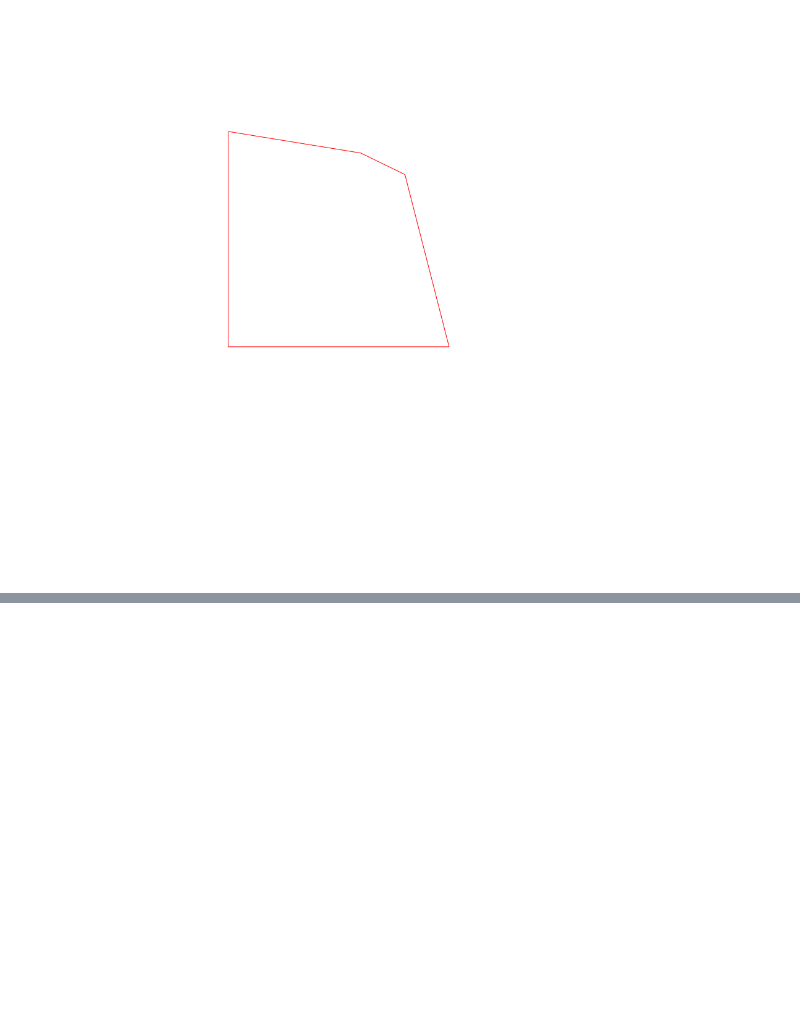
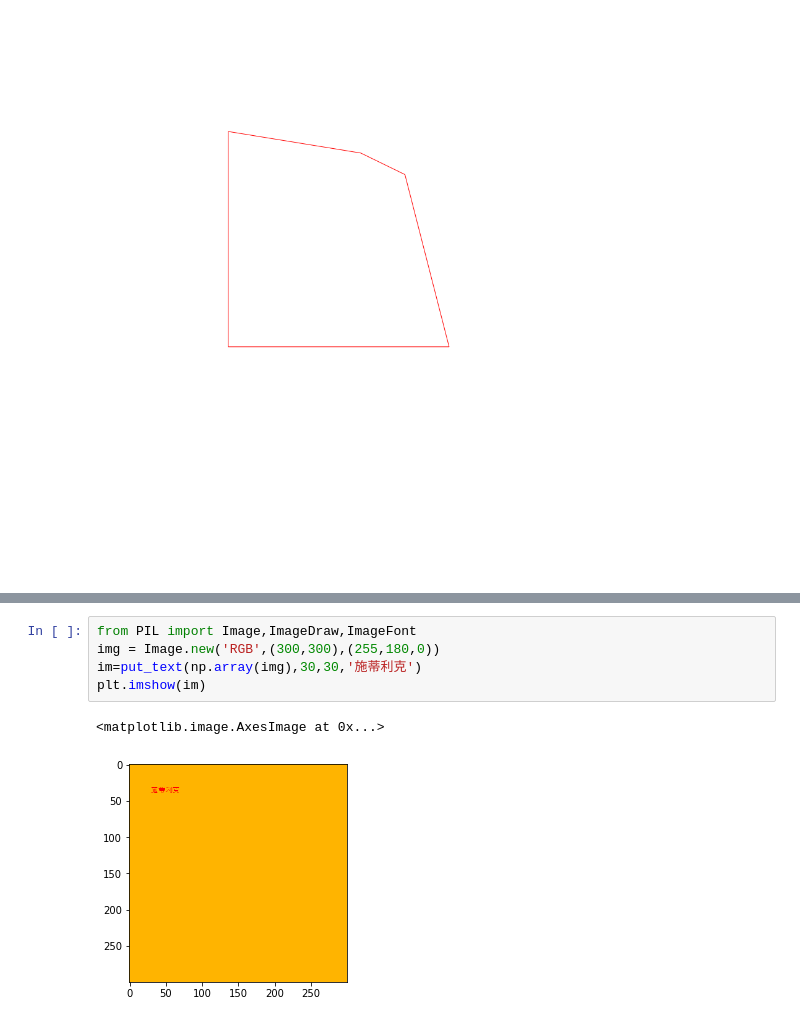
Before and after one commit to yizt/notebook, a Jupyter notebook: python/可视化.ipynb, the cells around one changed output, grey strips where cells are left out. Cells and saved outputs as stored; diff of their text form; blank space fills up the shorter version.

```diff
--- a/python/可视化.ipynb
+++ b/python/可视化.ipynb
@@ -224,0 +278,8 @@ display_polygon(np.ones((30,30,3))*255, np.array([[0,1,1,1,0.8,0.2,0.6,0.1,0,0]]
+# %%
+from PIL import Image,ImageDraw,ImageFont
+img = Image.new('RGB',(300,300),(255,180,0))
+im=put_text(np.array(img),30,30,'施蒂利克')
+plt.imshow(im)
+# %% [output]
+<matplotlib.image.AxesImage at 0x...>
+[figure, added]
```
Also changed, not shown: parts of 8 cells of this notebook, 1 other file.
